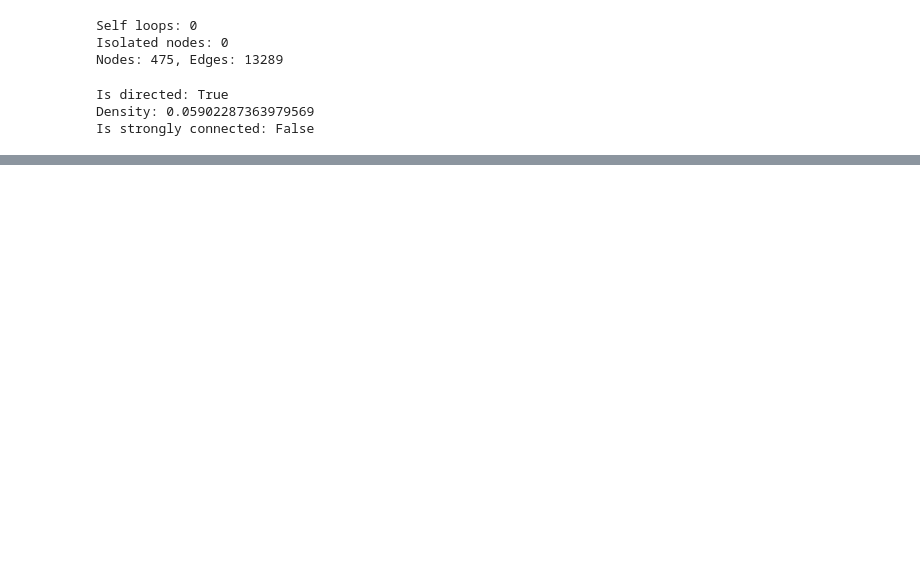
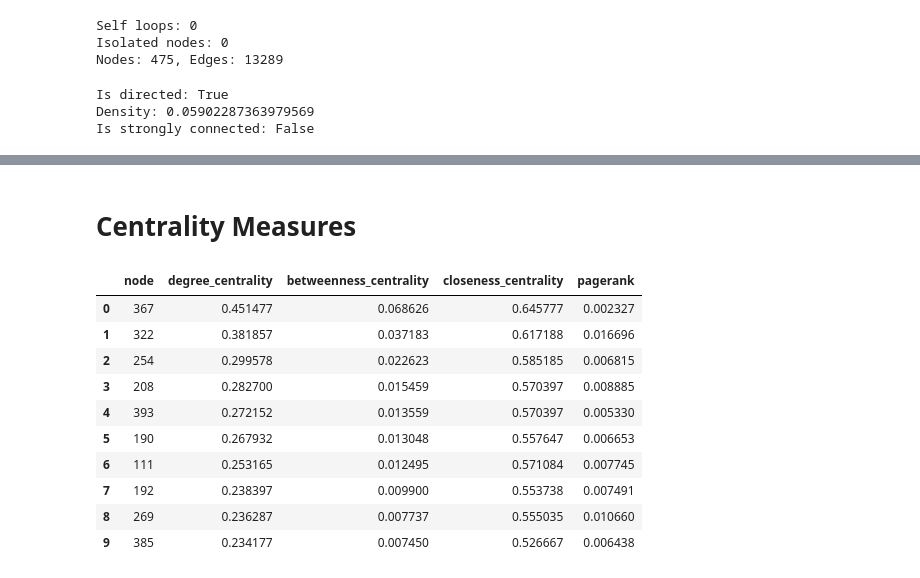
Before and after one commit to leilacielok/network_analysis, a Jupyter notebook: visualization.ipynb, the cells around one changed output, grey strips where cells are left out. Saved outputs shown, nothing was run; the diff lists cells and outputs as text; code cells hidden in the pictures; blank space fills up the shorter version.

```diff
--- a/visualization.ipynb
+++ b/visualization.ipynb
@@ -59,0 +217,36 @@ nx.write_graphml(G, "congress_network.graphml")
+# %% [markdown]
+# Centrality Measures
+# %%
+# 9.1 Degree centrality (on directed, but we can use total degree via undirected)
+deg_cent = nx.degree_centrality(G_und)
+
+# 9.2 Betweenness centrality (can be expensive; we run on undirected)
+bet_cent = nx.betweenness_centrality(G_und, normalized=True)
+
+# 9.3 Closeness centrality (undirected for reachability)
+clo_cent = nx.closeness_centrality(G_und)
+
+# 9.4 PageRank (directed, based on random walks)
+pr = nx.pagerank(G, alpha=0.85)
+
+centrality_df = pd.DataFrame({
+    "node": list(G.nodes()),
+    "degree_centrality": [deg_cent[n] for n in G.nodes()],
+    "betweenness_centrality": [bet_cent[n] for n in G.nodes()],
+    "closeness_centrality": [clo_cent[n] for n in G.nodes()],
+    "pagerank": [pr[n] for n in G.nodes()],
+})
+
+centrality_df.sort_values("degree_centrality", ascending=False).reset_index(drop=True).head(10)
+# %% [output]
+|  | node | degree_centrality | betweenness_centrality | closeness_centrality | pagerank |
+| 0 | 367 | 0.451477 | 0.068626 | 0.645777 | 0.002327 |
+| 1 | 322 | 0.381857 | 0.037183 | 0.617188 | 0.016696 |
+| 2 | 254 | 0.299578 | 0.022623 | 0.585185 | 0.006815 |
+| 3 | 208 | 0.282700 | 0.015459 | 0.570397 | 0.008885 |
+| 4 | 393 | 0.272152 | 0.013559 | 0.570397 | 0.005330 |
+| 5 | 190 | 0.267932 | 0.013048 | 0.557647 | 0.006653 |
+| 6 | 111 | 0.253165 | 0.012495 | 0.571084 | 0.007745 |
+| 7 | 192 | 0.238397 | 0.009900 | 0.553738 | 0.007491 |
+| 8 | 269 | 0.236287 | 0.007737 | 0.555035 | 0.010660 |
+| 9 | 385 | 0.234177 | 0.007450 | 0.526667 | 0.006438 |
```
Also changed, not shown: parts of 26 cells of this notebook, 1 other file.
